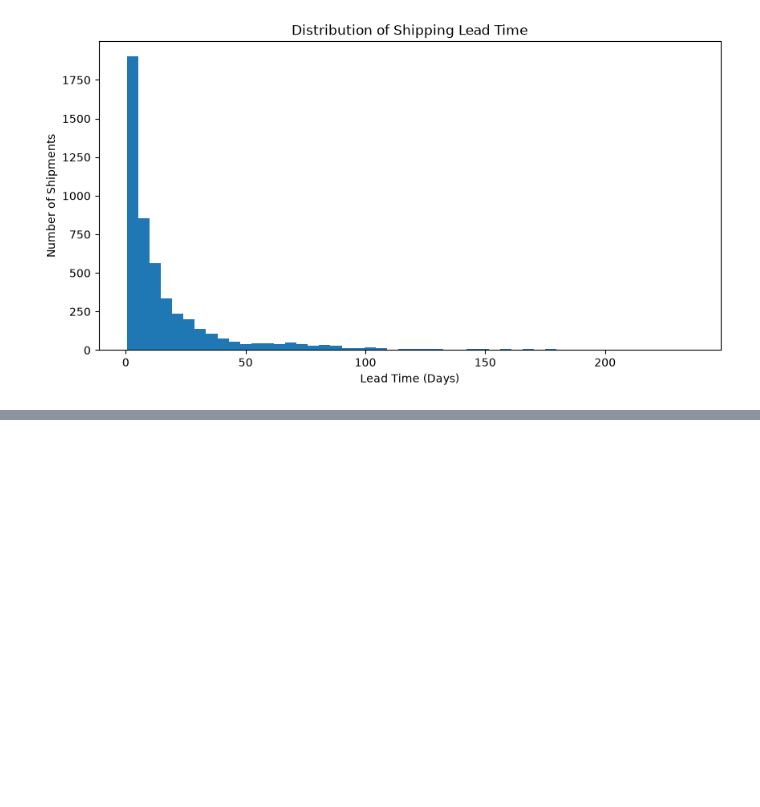
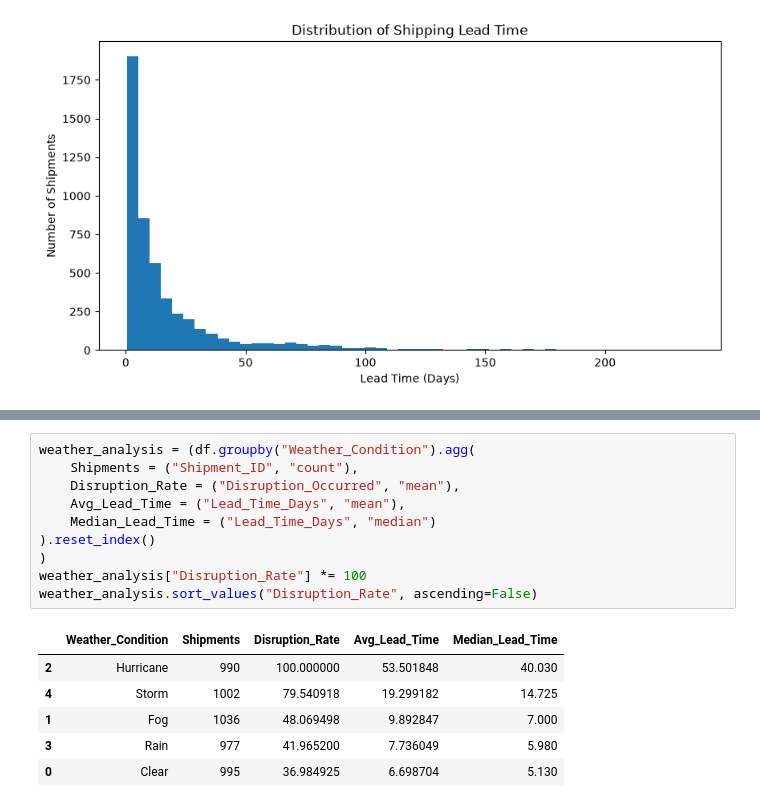
Before and after one commit to sharath1103/Global-Supply-Chain-Disruption, a Jupyter notebook: global_supply_chain_disruption.ipynb, the cells around one changed output, grey strips where cells are left out. Drawn from its saved outputs; the diff is of its cells as text; blank space fills up the shorter version.

```diff
--- a/global_supply_chain_disruption.ipynb
+++ b/global_supply_chain_disruption.ipynb
@@ -125,0 +183,17 @@ plt.show()
+# %%
+weather_analysis = (df.groupby("Weather_Condition").agg(
+    Shipments = ("Shipment_ID", "count"),
+    Disruption_Rate = ("Disruption_Occurred", "mean"),
+    Avg_Lead_Time = ("Lead_Time_Days", "mean"),
+    Median_Lead_Time = ("Lead_Time_Days", "median")
+).reset_index()
+)
+weather_analysis["Disruption_Rate"] *= 100
+weather_analysis.sort_values("Disruption_Rate", ascending=False)
+# %% [output]
+|  | Weather_Condition | Shipments | Disruption_Rate | Avg_Lead_Time | Median_Lead_Time |
+| 2 | Hurricane | 990 | 100.000000 | 53.501848 | 40.030 |
+| 4 | Storm | 1002 | 79.540918 | 19.299182 | 14.725 |
+| 1 | Fog | 1036 | 48.069498 | 9.892847 | 7.000 |
+| 3 | Rain | 977 | 41.965200 | 7.736049 | 5.980 |
+| 0 | Clear | 995 | 36.984925 | 6.698704 | 5.130 |
```
Also changed, not shown: parts of 14 cells of this notebook.
